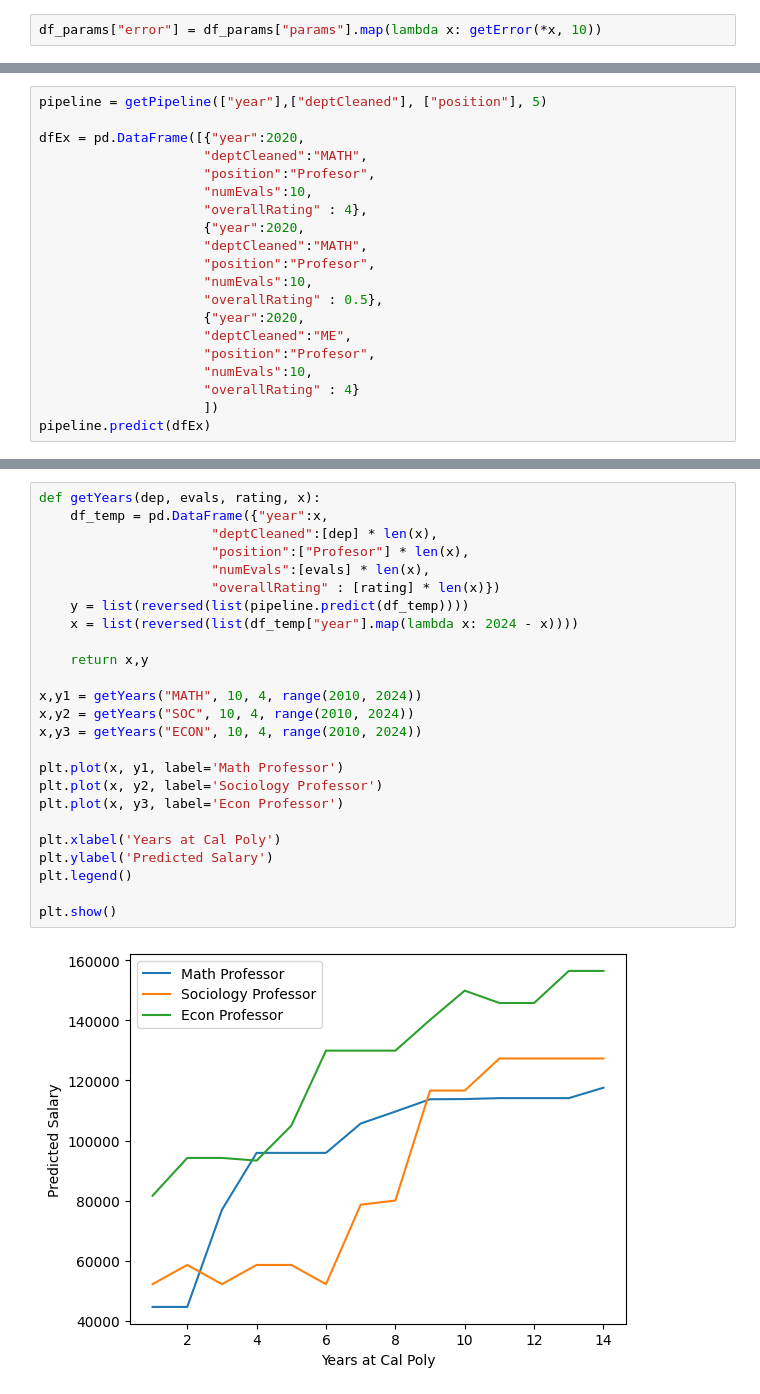
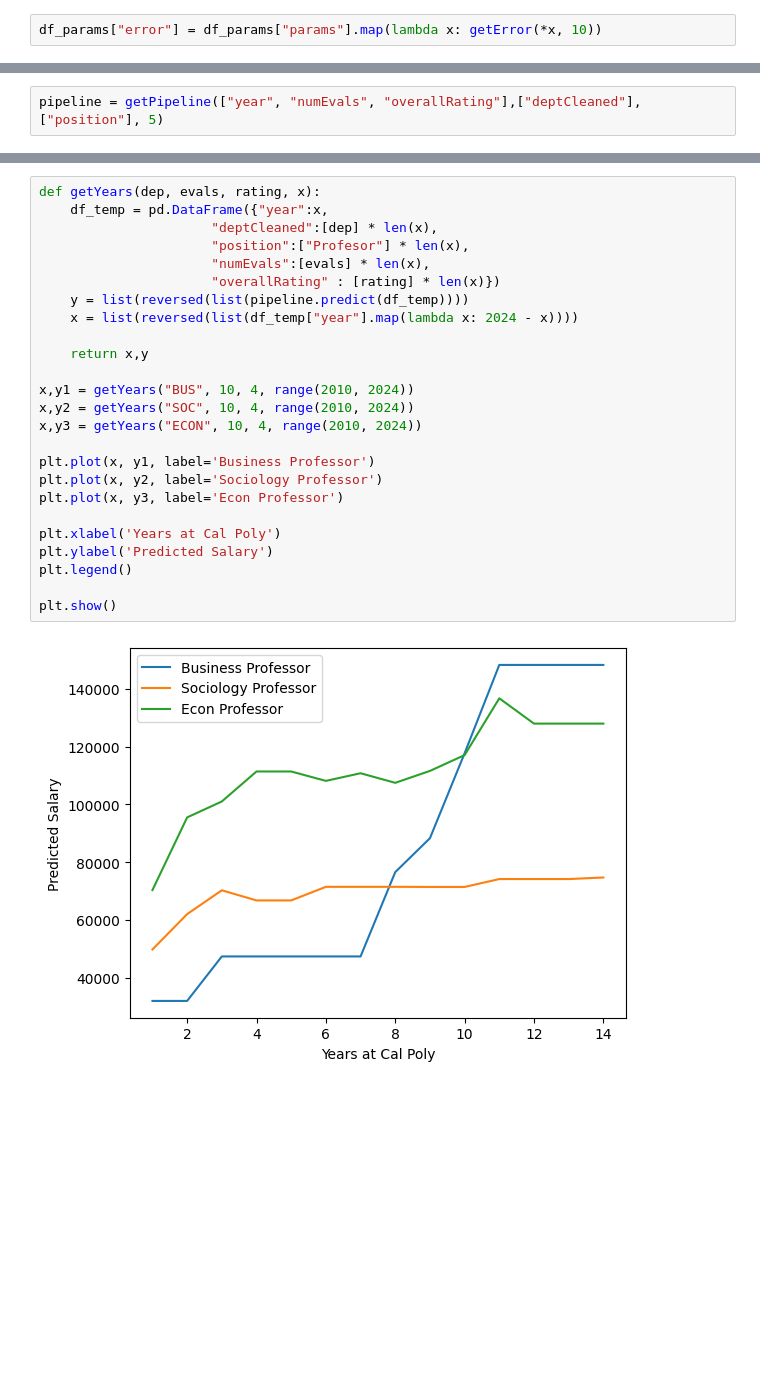
Before and after one commit to arausis/DATA301Project, a Jupyter notebook: Exploration.ipynb, the cells around one changed output, grey strips where cells are left out. Cells and saved outputs as stored; diff of their text form; blank space fills up the shorter version.

```diff
--- a/Exploration.ipynb
+++ b/Exploration.ipynb
@@ -224 +266,3 @@ df_params
+# %%
+pipeline = getPipeline(["year", "numEvals", "overallRating"],["deptCleaned"], ["position"], 5)
 # %% [markdown]
@@ -226,20 +269,0 @@ We can see that we get the lowest error when using year, position, department, n
-# %%
-pipeline = getPipeline(["year"],["deptCleaned"], ["position"], 5)
-
-dfEx = pd.DataFrame([{"year":2020,
-                     "deptCleaned":"MATH",
-                     "position":"Profesor",
-                     "numEvals":10,
-                     "overallRating" : 4},
-                     {"year":2020,
-                     "deptCleaned":"MATH",
-                     "position":"Profesor",
-                     "numEvals":10,
-                     "overallRating" : 0.5},
-                     {"year":2020,
-                     "deptCleaned":"ME",
-                     "position":"Profesor",
-                     "numEvals":10,
-                     "overallRating" : 4}
-                     ])
-pipeline.predict(dfEx)
@@ -250,27 +299,27 @@ Here, we can see the predicted salaries of three hypothetical professors. THe fi
 # %%
 def getYears(dep, evals, rating, x):
     df_temp = pd.DataFrame({"year":x,
                       "deptCleaned":[dep] * len(x),
                       "position":["Profesor"] * len(x),
                       "numEvals":[evals] * len(x),
                       "overallRating" : [rating] * len(x)})
     y = list(reversed(list(pipeline.predict(df_temp))))
     x = list(reversed(list(df_temp["year"].map(lambda x: 2024 - x))))
 
     return x,y
 
-x,y1 = getYears("MATH", 10, 4, range(2010, 2024))
+x,y1 = getYears("BUS", 10, 4, range(2010, 2024))
 x,y2 = getYears("SOC", 10, 4, range(2010, 2024))
 x,y3 = getYears("ECON", 10, 4, range(2010, 2024))
 
-plt.plot(x, y1, label='Math Professor')
+plt.plot(x, y1, label='Business Professor')
 plt.plot(x, y2, label='Sociology Professor')
 plt.plot(x, y3, label='Econ Professor')
 
 plt.xlabel('Years at Cal Poly')
 plt.ylabel('Predicted Salary')
 plt.legend()
 
 plt.show()
 # %% [output]
-[figure, old version]
+[figure, new version]
```
Also changed, not shown: parts of 30 cells of this notebook.
